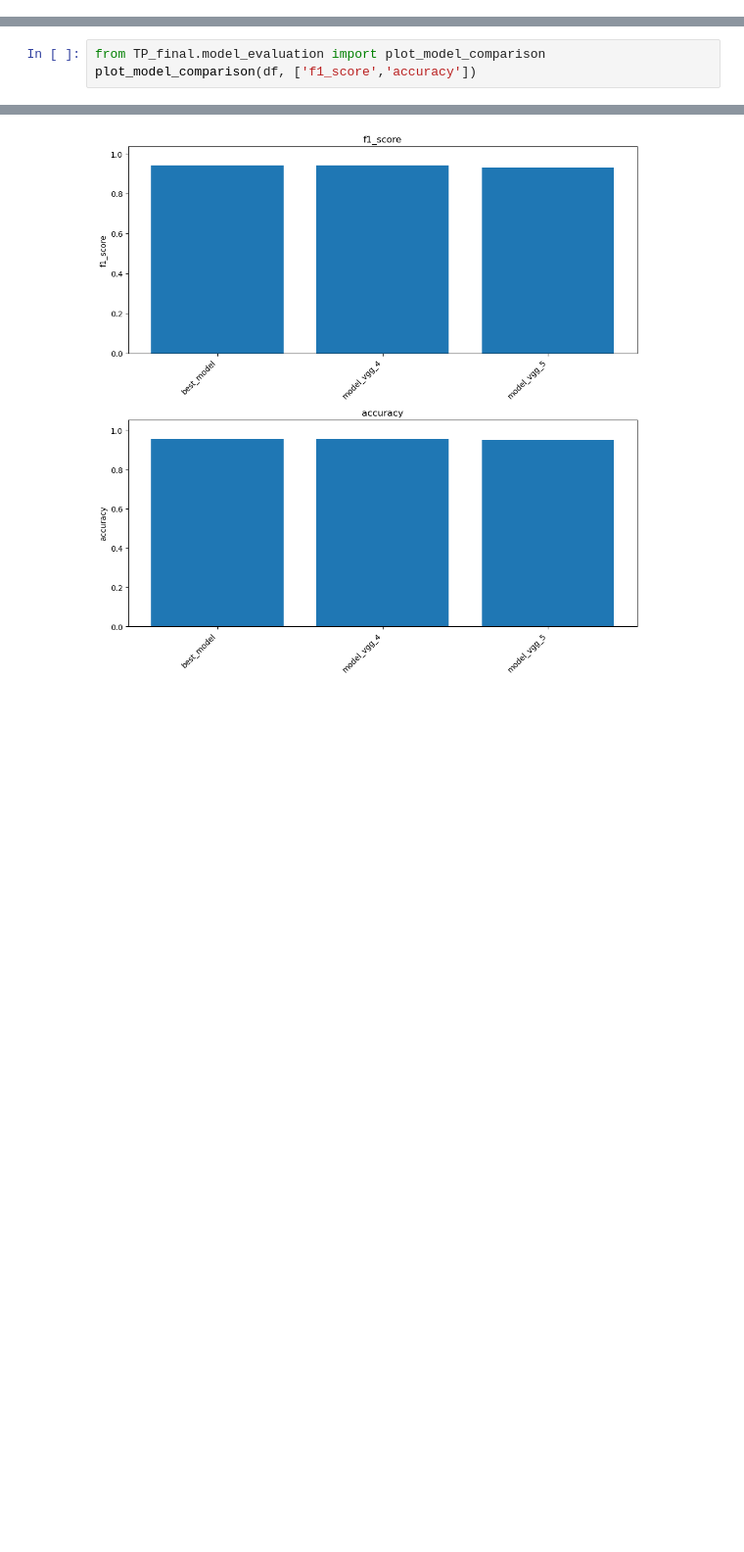
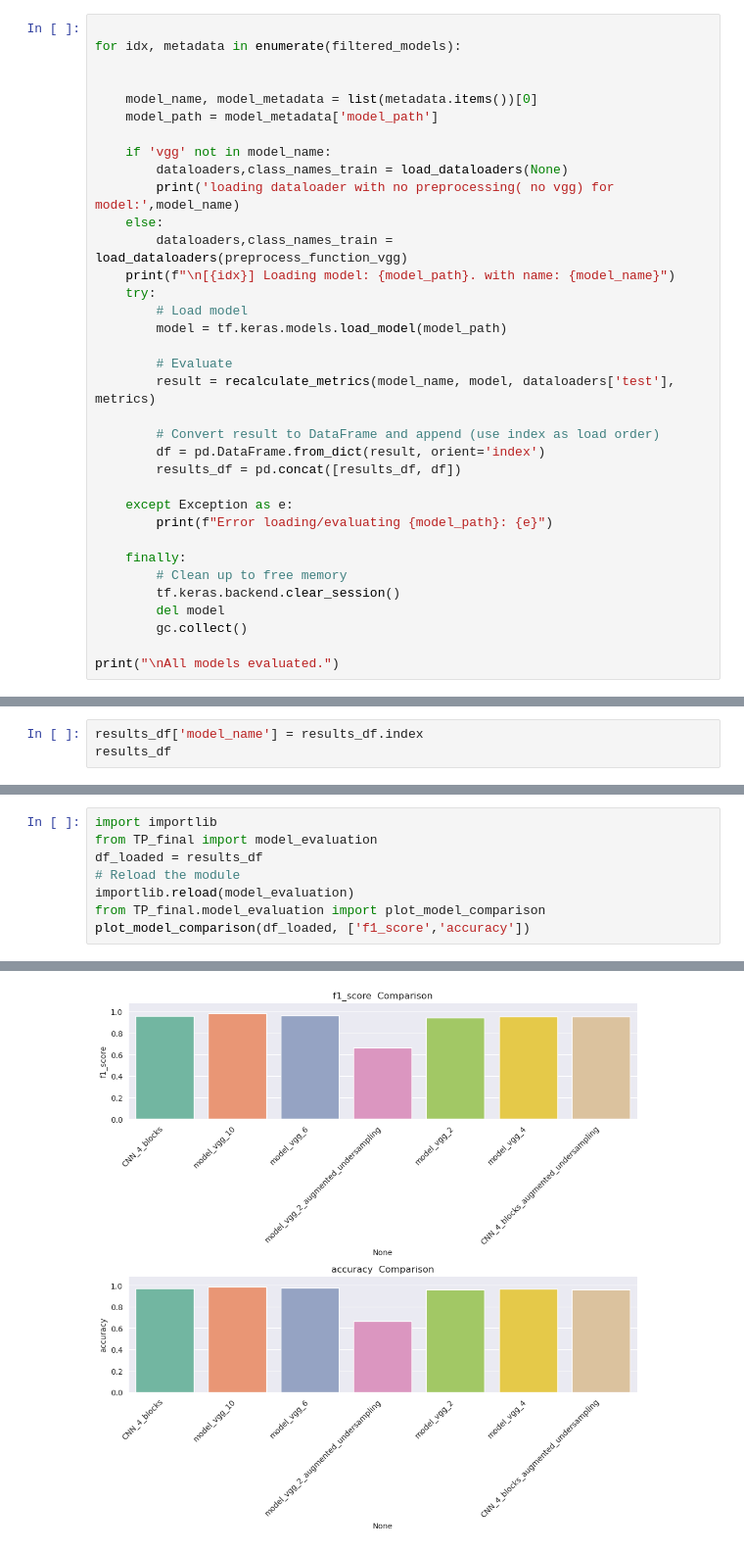
Before and after one commit to MLsound/CV2-PlantVillage, a Jupyter notebook: model_evaluation.ipynb, the cells around one changed output, grey strips where cells are left out. Shown at 98% size. Drawn from its saved outputs; the diff is of its cells as text; blank space fills up the shorter version.

Commit message:
update: se leen historiues y models 1 a la vez y se calculñan emtricas en un dict. Luego ploteo los datos desde ambas fuentes.

```diff
--- a/model_evaluation.ipynb
+++ b/model_evaluation.ipynb
@@ -106,0 +125,35 @@ Found 10861 files belonging to 38 classes.
+# %%
+
+for idx, metadata in enumerate(filtered_models):
+
+
+    model_name, model_metadata = list(metadata.items())[0]
+    model_path = model_metadata['model_path']
+
+    if 'vgg' not in model_name:
+        dataloaders,class_names_train = load_dataloaders(None)
+        print('loading dataloader with no preprocessing( no vgg) for model:',model_name)
+    else:
+        dataloaders,class_names_train = load_dataloaders(preprocess_function_vgg)
+    print(f"\n[{idx}] Loading model: {model_path}. with name: {model_name}")
+    try:
+        # Load model
+        model = tf.keras.models.load_model(model_path)
+
+        # Evaluate
+        result = recalculate_metrics(model_name, model, dataloaders['test'], metrics)
+
+        # Convert result to DataFrame and append (use index as load order)
+        df = pd.DataFrame.from_dict(result, orient='index')
+        results_df = pd.concat([results_df, df])
+
+    except Exception as e:
+        print(f"Error loading/evaluating {model_path}: {e}")
+
+    finally:
+        # Clean up to free memory
+        tf.keras.backend.clear_session()
+        del model
+        gc.collect()
+
+print("\nAll models evaluated.")
@@ -168,0 +194,3 @@ df
+# %%
+results_df['model_name'] = results_df.index
+results_df
@@ -169,4 +208,9 @@ df
 # %%
+import importlib
+from TP_final import model_evaluation
+df_loaded = results_df
+# Reload the module
+importlib.reload(model_evaluation)
 from TP_final.model_evaluation import plot_model_comparison
-plot_model_comparison(df, ['f1_score','accuracy'])
+plot_model_comparison(df_loaded, ['f1_score','accuracy'])
 # %% [output]
@@ -173 +224 @@ plot_model_comparison(df, ['f1_score','accuracy'])
-[figure, old version]
+[figure, new version]
```
Also changed, not shown: parts of 19 cells of this notebook, 1 other file.
